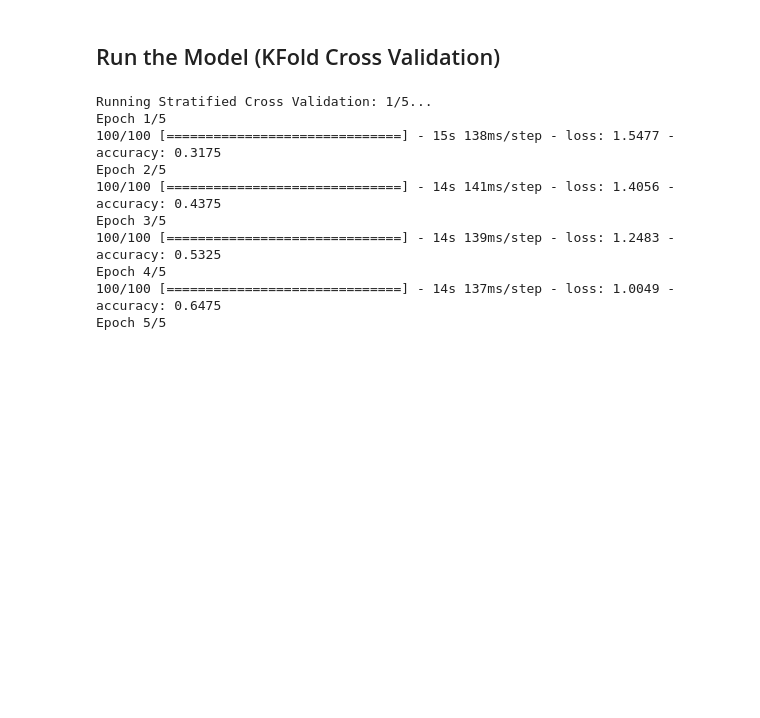
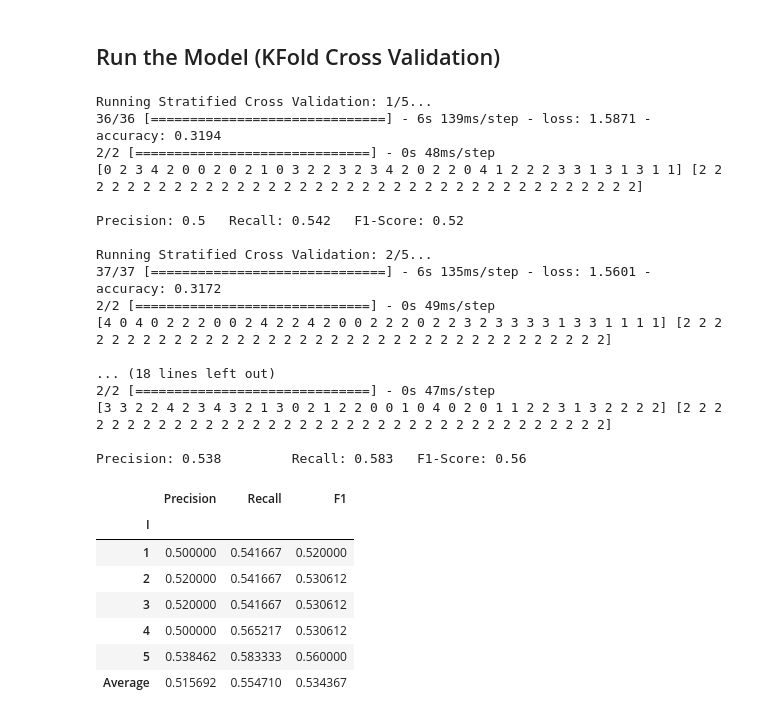
Before and after one commit to bpopp/CSE-6250-Final-Project, a Jupyter notebook: CSE-6250-Team-A1-Full Source Code.ipynb, the cells around one changed output. Cells and saved outputs as stored; diff of their text form; code cells hidden in the pictures; blank space fills up the shorter version.

```diff
--- a/CSE-6250-Team-A1-Full Source Code.ipynb
+++ b/CSE-6250-Team-A1-Full Source Code.ipynb
@@ -293,54 +278,61 @@ Precision: 0.644         Recall: 0.596   F1-Score: 0.619
 # %% [markdown]
 ## Run the Model (KFold Cross Validation)
 # %%
-epochs=5
+epochs=1
 scores = []
 
 skf = StratifiedKFold(n_splits=sys_params['cross_val'])
 skf.get_n_splits(x_data_all, y_data_all)
 
-cnn_model = get_keras_cnn_model()
 
 for cv_count, (train_index, test_index) in enumerate(skf.split(x_data_all, y_data_all), start=1):
     print ('\nRunning Stratified Cross Validation: {0}/{1}...'.format(cv_count, sys_params['cross_val']))
 
-    X_train, X_test = x_data_all[train_index], x_data_all[test_index]
+    x_train, x_test = x_data_all[train_index], x_data_all[test_index]
     y_train, y_test = y_data_all[train_index], y_data_all[test_index]
 
-    y_train, y_test = to_categorical(y_train), to_categorical(y_test)
+    cnn_model = get_keras_cnn_model()
+    cnn_model.fit(x=x_train, y=to_categorical(y_train), batch_size=4, epochs=epochs, verbose=1)
 
-    cnn_model.fit(x=X_train, y=y_train, batch_size=cnn_params['batch'], epochs=epochs, verbose=cnn_params['verbose'])
-    model_feat_extractor = Model(inputs=cnn_model.input, outputs=cnn_model.get_layer(intermediate_layer).output)
-    train_cnn_feat = model_feat_extractor.predict(X_train)
-    test_cnn_feat = model_feat_extractor.predict(X_test)
+    y_pred = cnn_model.predict(x_test)
+    y_pred = np.argmax(y_pred, axis=-1)
+    y_true = y_test
 
-    mlp_model = get_mlp_model(ip_dim = len(train_cnn_feat[0]))
-    mlp_model.fit(x=train_cnn_feat, y=y_train, batch_size=cnn_params['batch'], epochs=epochs, verbose=cnn_params['verbose'])
-
-    y_pred = mlp_model.predict(test_cnn_feat)
-    y_pred_am = np.argmax(y_pred, axis=-1)
-    y_test_am = np.argmax(y_test, axis=-1)
-
-    precision, recall, f1 = get_prf1_score(y_test_am, y_pred_am)
+    precision, recall, f1 = get_prf1_score(y_true, y_pred)
     print ('\nPrecision: {0}\t Recall: {1}\t F1-Score: {2}'\
         .format(round(precision,3), round(recall,3), round(f1,3)))
 
     scores.append({'I':cv_count, 'Precision':precision, 'Recall':recall, 'F1':f1})
 
 sumdf = pd.DataFrame ( scores ).set_index('I')
 sumdf.loc['Average'] = sumdf.mean()
 display ( sumdf )
 
 # print ('\nAverage Precision: {0}\t Recall: {1}\t F1-Score: {2}'\
 #        .format(round(sumdf.P.mean(),3), round(sumdf.R.mean(),3), round(sumdf.F.mean(),3)))
 # %% [output]
 Running Stratified Cross Validation: 1/5...
-Epoch 1/5
-100/100 [==============================] - 15s 138ms/step - loss: 1.5477 - accuracy: 0.3175
-Epoch 2/5
-100/100 [==============================] - 14s 141ms/step - loss: 1.4056 - accuracy: 0.4375
-Epoch 3/5
-100/100 [==============================] - 14s 139ms/step - loss: 1.2483 - accuracy: 0.5325
-Epoch 4/5
-100/100 [==============================] - 14s 137ms/step - loss: 1.0049 - accuracy: 0.6475
-Epoch 5/5
+36/36 [==============================] - 6s 139ms/step - loss: 1.5871 - accuracy: 0.3194
+2/2 [==============================] - 0s 48ms/step
+[0 2 3 4 2 0 0 2 0 2 1 0 3 2 2 3 2 3 4 2 0 2 2 0 4 1 2 2 2 3 3 1 3 1 3 1 1] [2 2 2 2 2 2 2 2 2 2 2 2 2 2 2 2 2 2 2 2 2 2 2 2 2 2 2 2 2 2 2 2 2 2 2 2 2]
+
+Precision: 0.5   Recall: 0.542   F1-Score: 0.52
+
+Running Stratified Cross Validation: 2/5...
+37/37 [==============================] - 6s 135ms/step - loss: 1.5601 - accuracy: 0.3172
+2/2 [==============================] - 0s 49ms/step
+[4 0 4 0 2 2 2 0 0 2 4 2 2 4 2 0 0 2 2 2 0 2 2 3 2 3 3 3 3 1 3 3 1 1 1 1] [2 2 2 2 2 2 2 2 2 2 2 2 2 2 2 2 2 2 2 2 2 2 2 2 2 2 2 2 2 2 2 2 2 2 2 2]
+
+... (18 lines left out)
+2/2 [==============================] - 0s 47ms/step
+[3 3 2 2 4 2 3 4 3 2 1 3 0 2 1 2 2 0 0 1 0 4 0 2 0 1 1 2 2 3 1 3 2 2 2 2] [2 2 2 2 2 2 2 2 2 2 2 2 2 2 2 2 2 2 2 2 2 2 2 2 2 2 2 2 2 2 2 2 2 2 2 2]
+
+Precision: 0.538         Recall: 0.583   F1-Score: 0.56
+|  | Precision | Recall | F1 |
+| I |  |  |  |
+| 1 | 0.500000 | 0.541667 | 0.520000 |
+| 2 | 0.520000 | 0.541667 | 0.530612 |
+| 3 | 0.520000 | 0.541667 | 0.530612 |
+| 4 | 0.500000 | 0.565217 | 0.530612 |
+| 5 | 0.538462 | 0.583333 | 0.560000 |
+| Average | 0.515692 | 0.554710 | 0.534367 |
```
Also changed, not shown: parts of 8 cells of this notebook, 1 other file.
